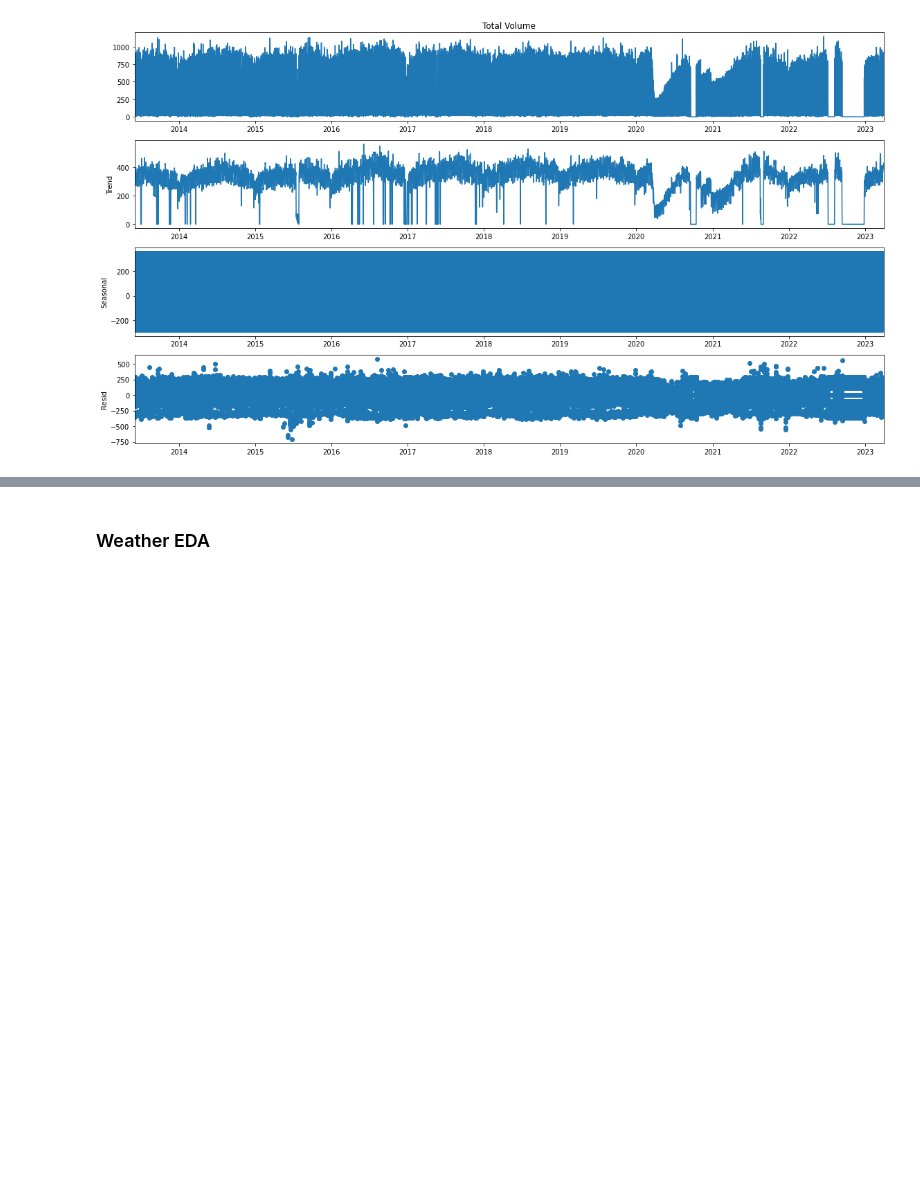
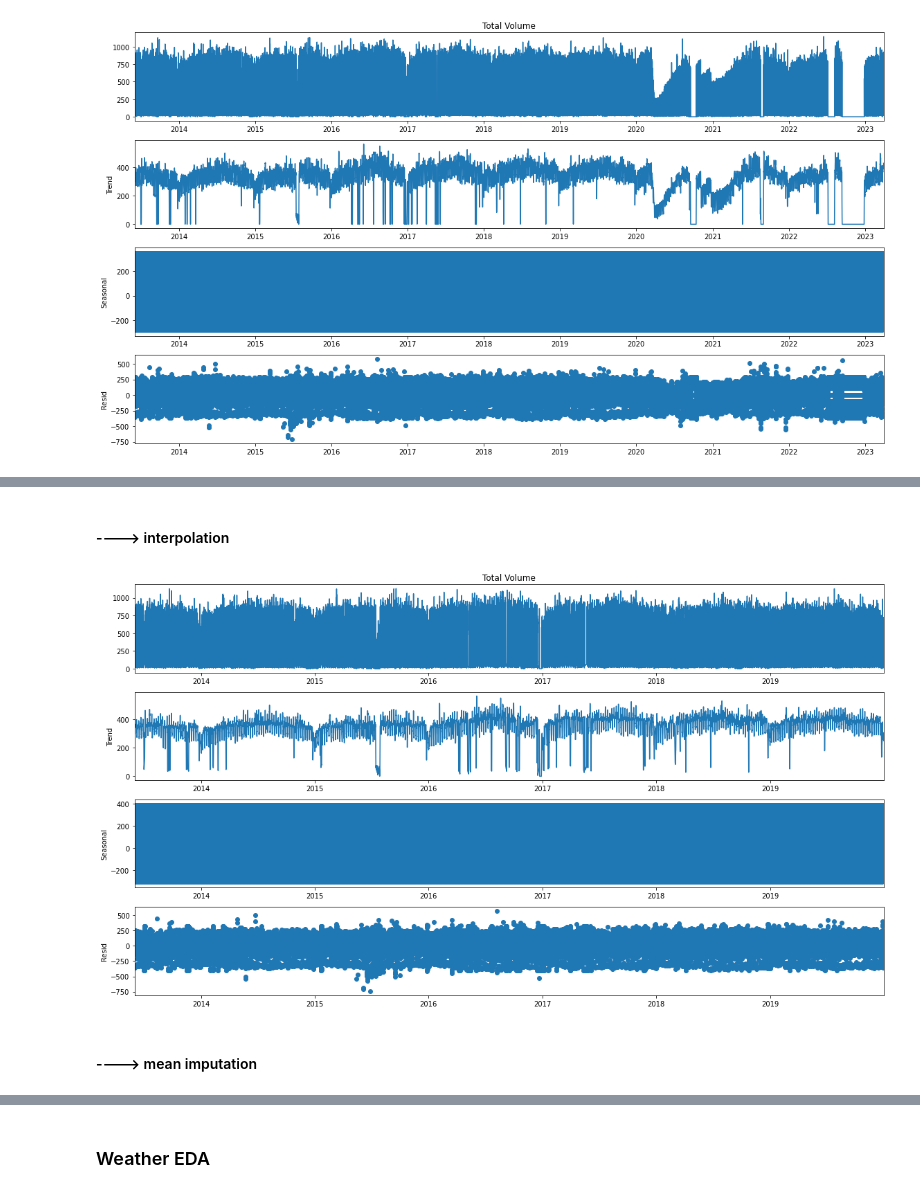
Before and after one commit to poolkit/Traffic-Flow-Forecasting, a Jupyter notebook: Preprocessing.ipynb, the cells around one changed output, grey strips where cells are left out. Drawn from its saved outputs; the diff is of its cells as text; code cells hidden in the pictures; blank space fills up the shorter version.

```diff
--- a/Preprocessing.ipynb
+++ b/Preprocessing.ipynb
@@ -154,0 +220,15 @@ imputed_data = deseasonalized_data * result.seasonal
+# %% [markdown]
+#### ----> interpolation
+# %%
+interpolation = df.copy()
+interpolation['Total Volume'] = df['Total Volume'].interpolate(method='linear')
+result = seasonal_decompose(interpolation['Total Volume'], model='additive', period=24)
+
+fig = result.plot()
+fig.set_size_inches((16, 9))
+fig.tight_layout()
+plt.show()
+# %% [output]
+[figure, added]
+# %% [markdown]
+#### ----> mean imputation
```
Also changed, not shown: parts of 24 cells of this notebook.
